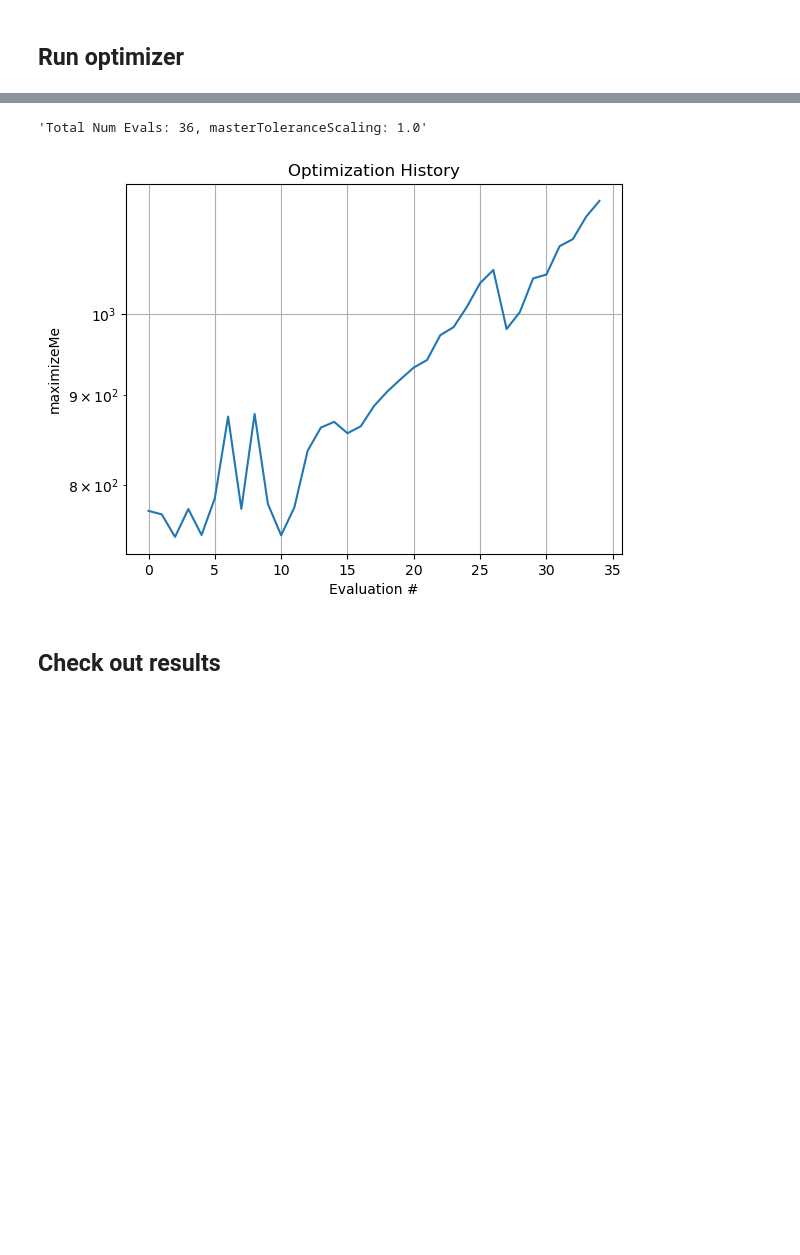
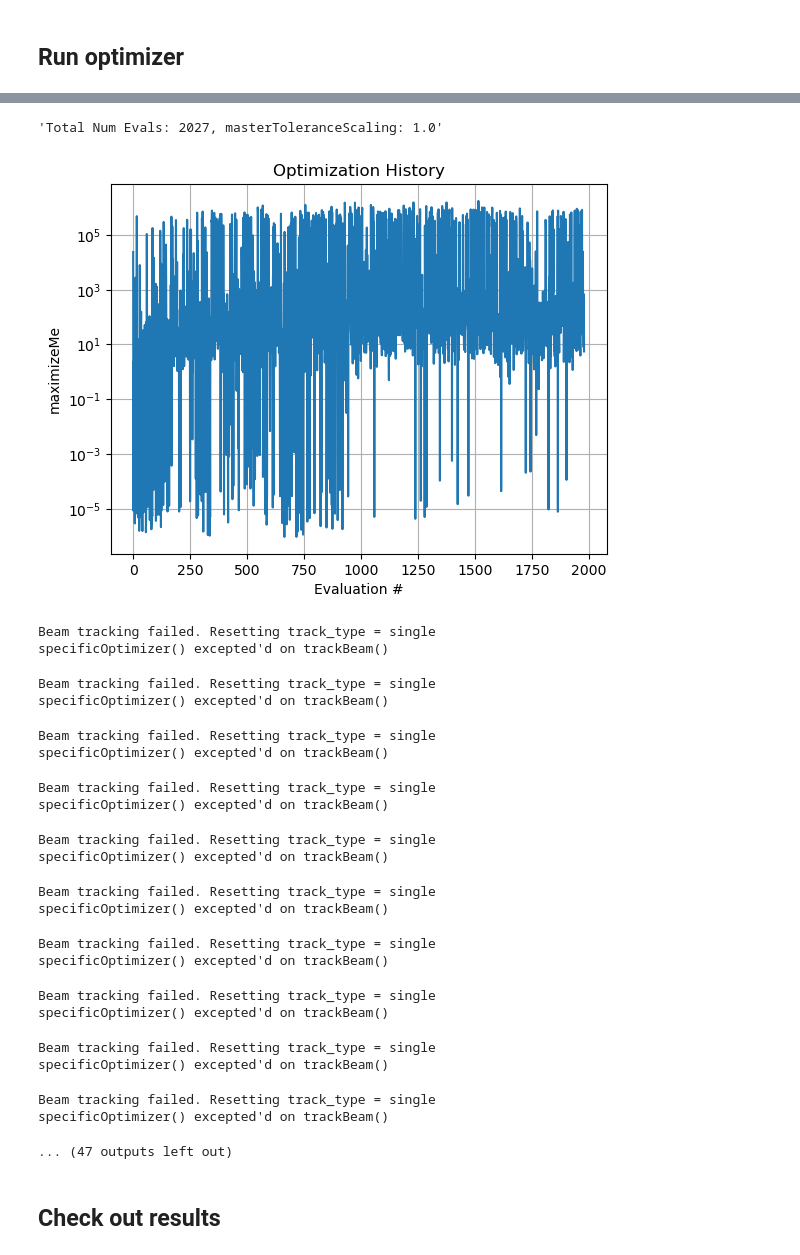
Before and after one commit to slaclab/FACET2-Bmad-PyTao, a Jupyter notebook: Generalized optimizer.ipynb, the cells around one changed output, grey strips where cells are left out. Cells and saved outputs as stored; diff of their text form; code cells hidden in the pictures; blank space fills up the shorter version.

```diff
--- a/Generalized optimizer.ipynb
+++ b/Generalized optimizer.ipynb
@@ -5,7 +5,7 @@ from UTILITY_quickstart import *
 #importedDefaultSettings = loadConfig("setLattice_configs/2024-10-22_oneBunch.yml")
 importedDefaultSettings = loadConfig("setLattice_configs/2024-10-22_oneBunch_twoIslandStudy.yml")
 # %%
-csrTF = False
+csrTF = True
 evalElement = "PENT"
 
 
@@ -58,7 +58,7 @@ enableAlignmentTerms    = 0  # Enable centroid offset and angle penalties. Usefu
 enableLongitudinalTerms = 1  # Enable bunch spacing penalty and bunch length objectives
 alignmentIsRelative     = 1 and (bunchCount == 2)  # Toggle between absolute and relative pointing. Must be absolute for single bunch or stuff breaks
 
-usingCheckpoint = True
+usingCheckpoint = False
 #checkpointElement = "MFFF"
 checkpointElement = "CB1LE" #Shortly downstream of BEGBC20; there's an intervening dipole though
 
@@ -73,6 +73,8 @@ pbounds = {
     # 'L0BPhaseSet': (-30, 30),
     # 'L1PhaseSet': (-60, 60),
     # 'L2PhaseSet': (-60, 60),
+    'L1PhaseSet': (-30.5, -28.5),
+    'L2PhaseSet': (-42, -40),
     # 'L3PhaseSet': (-20, 20),
 
     # # 'L0BEnergyOffset': (-5e6, 5e6),
@@ -558,8 +560,8 @@ Offset and angle penalties disabled
 # %%
 from scipy.optimize import minimize
 
-#optimizationType = "differentialEvolution" #Classic, standard for exploration
-optimizationType = "nelderMead"            #Classic, standard for refinement
+optimizationType = "differentialEvolution" #Classic, standard for exploration
+#optimizationType = "nelderMead"            #Classic, standard for refinement
 #optimizationType = "L-BFGS-B"              #This never seems to work; I think the problem is too noisy to get a reasonable Hessian
 #optimizationType = "powell"                #This rarely seems to help; I think the orthogonal approach is not appropriate for this problem
 #optimizationType = "COBYQA"                #Seems promising. Not timid about making big, coordinated moves. I like it more for refinement though. Seems (much) more likely than nelderMead to give up too early though...
@@ -571,8 +573,8 @@ match optimizationType:
         totalPopSize = 50            # Total population size
         numDimensions = len(bounds)  # Number of parameters
 
-        #initializationType = "uniform"
-        initializationType = "normal"
+        initializationType = "uniform"
+        #initializationType = "normal"
 
         match initializationType:
 
@@ -593,7 +595,7 @@ match optimizationType:
                     #Optional: Define mean based on defaultSettingsVector
                     mean = defaultSettingsVector[i]
 
-                    std_dev = (high - low) / 20
+                    std_dev = (high - low) / 10
                     populationDE[:, i] = np.random.normal(mean, std_dev, totalPopSize)
 
         #Optional: Add specific points to initial evaluation list
@@ -667,35 +669,56 @@ match optimizationType:
 
         #Initial point(s) to check
         optimizer.probe(
             params={key: importedDefaultSettings[key] for key in pbounds.keys()},
             lazy=True,
         )
 
         #Refer to https://bayesian-optimization.github.io/BayesianOptimization/exploitation_vs_exploration.html
         #and https://github.com/bayesian-optimization/BayesianOptimization/blob/master/bayes_opt/bayesian_optimization.py
         boInitialKappa = 10 + 0*10.
         boFinalKappa = 1e-6 + 0*0.1
         boNumIter = 2000
         boKappaDecay = (boFinalKappa / boInitialKappa)**(1/boNumIter)
 
         acquisition_function = bayes_opt.util.UtilityFunction(
                                            kind='ucb',
                                            kappa=boInitialKappa,         #Default 2.576
                                            xi=0.0,              #Default 0
                                            kappa_decay=boKappaDecay,       #Default 0
                                            kappa_decay_delay=0  #Default 0
                                         )
 
         optimizer.maximize(
             init_points=200, #Initial, random points. Unwise to omit. "Often, 2*dim to 5*dim random points are recommended before switching to model-driven exploration."
             n_iter=boNumIter,
             acquisition_function=acquisition_function
         )
 
 print(problem.history)
 # %% [output]
-'Total Num Evals: 36, masterToleranceScaling: 1.0'
+'Total Num Evals: 2027, masterToleranceScaling: 1.0'
-[figure, old version]
+[figure, new version]
+Beam tracking failed. Resetting track_type = single
+specificOptimizer() excepted'd on trackBeam()
+Beam tracking failed. Resetting track_type = single
+specificOptimizer() excepted'd on trackBeam()
+Beam tracking failed. Resetting track_type = single
+specificOptimizer() excepted'd on trackBeam()
+Beam tracking failed. Resetting track_type = single
+specificOptimizer() excepted'd on trackBeam()
+Beam tracking failed. Resetting track_type = single
+specificOptimizer() excepted'd on trackBeam()
+Beam tracking failed. Resetting track_type = single
+specificOptimizer() excepted'd on trackBeam()
+Beam tracking failed. Resetting track_type = single
+specificOptimizer() excepted'd on trackBeam()
+Beam tracking failed. Resetting track_type = single
+specificOptimizer() excepted'd on trackBeam()
+Beam tracking failed. Resetting track_type = single
+specificOptimizer() excepted'd on trackBeam()
+Beam tracking failed. Resetting track_type = single
+specificOptimizer() excepted'd on trackBeam()
+... (47 outputs left out)
 # %% [markdown]
 ## Check out results
 # %%
```
Also changed, not shown: parts of 2 cells of this notebook, 7 other files.
